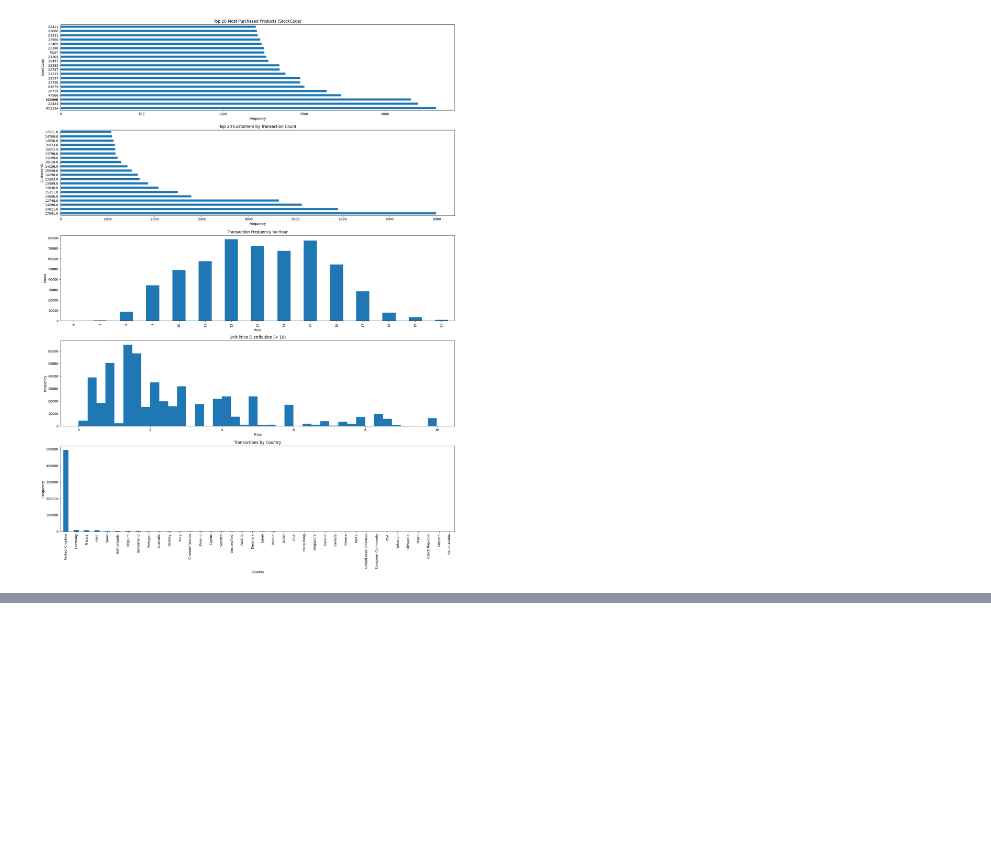
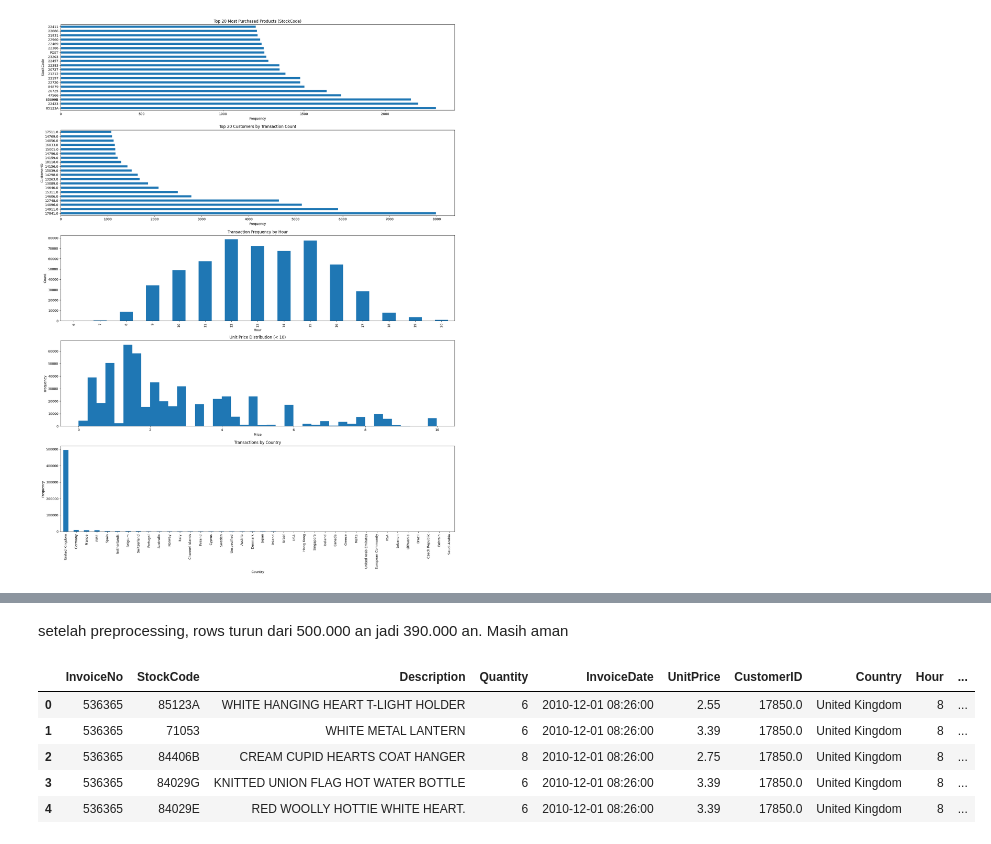
Before and after one commit to isyraffajar/Capstone-Asah, a Jupyter notebook: CustomerSegmentation.ipynb, the cells around one changed output, grey strips where cells are left out. Saved outputs shown, nothing was run; the diff lists cells and outputs as text; code cells hidden in the pictures; blank space fills up the shorter version.

Commit message:
Update CustomerSegmentation.ipynb
Preprocessing

```diff
--- a/CustomerSegmentation.ipynb
+++ b/CustomerSegmentation.ipynb
@@ -80,0 +131,4 @@ plt.show()
+# %%
+# Hapus baris tanpa CustomerID
+df = df.dropna(subset=['CustomerID'])
+df.isnull().sum()
@@ -80,0 +151,4 @@ plt.show()
+# %%
+# Hapus duplikasi
+df = df.drop_duplicates()
+df.info()
@@ -80,0 +172,4 @@ plt.show()
+# %%
+# Hapus transaksi dengan Quantity ≤ 0 atau UnitPrice ≤ 0 (hanya ambil yg > 0)
+df = df[(df['Quantity'] > 0) & (df['UnitPrice'] > 0)]
+df.info()
@@ -80,0 +193,13 @@ plt.show()
+# %% [markdown]
+setelah preprocessing, rows turun dari 500.000 an jadi 390.000 an. Masih aman
+# %%
+# Buat kolom TotalPrice untuk Monetary
+df['TotalPrice'] = df['Quantity'] * df['UnitPrice']
+df.head()
+# %% [output]
+|  | InvoiceNo | StockCode | Description | Quantity | InvoiceDate | UnitPrice | CustomerID | Country | Hour | ... |
+| 0 | 536365 | 85123A | WHITE HANGING HEART T-LIGHT HOLDER | 6 | 2010-12-01 08:26:00 | 2.55 | 17850.0 | United Kingdom | 8 | ... |
+| 1 | 536365 | 71053 | WHITE METAL LANTERN | 6 | 2010-12-01 08:26:00 | 3.39 | 17850.0 | United Kingdom | 8 | ... |
+| 2 | 536365 | 84406B | CREAM CUPID HEARTS COAT HANGER | 8 | 2010-12-01 08:26:00 | 2.75 | 17850.0 | United Kingdom | 8 | ... |
+| 3 | 536365 | 84029G | KNITTED UNION FLAG HOT WATER BOTTLE | 6 | 2010-12-01 08:26:00 | 3.39 | 17850.0 | United Kingdom | 8 | ... |
+| 4 | 536365 | 84029E | RED WOOLLY HOTTIE WHITE HEART. | 6 | 2010-12-01 08:26:00 | 3.39 | 17850.0 | United Kingdom | 8 | ... |
```
Also changed, not shown: parts of 9 cells of this notebook.
